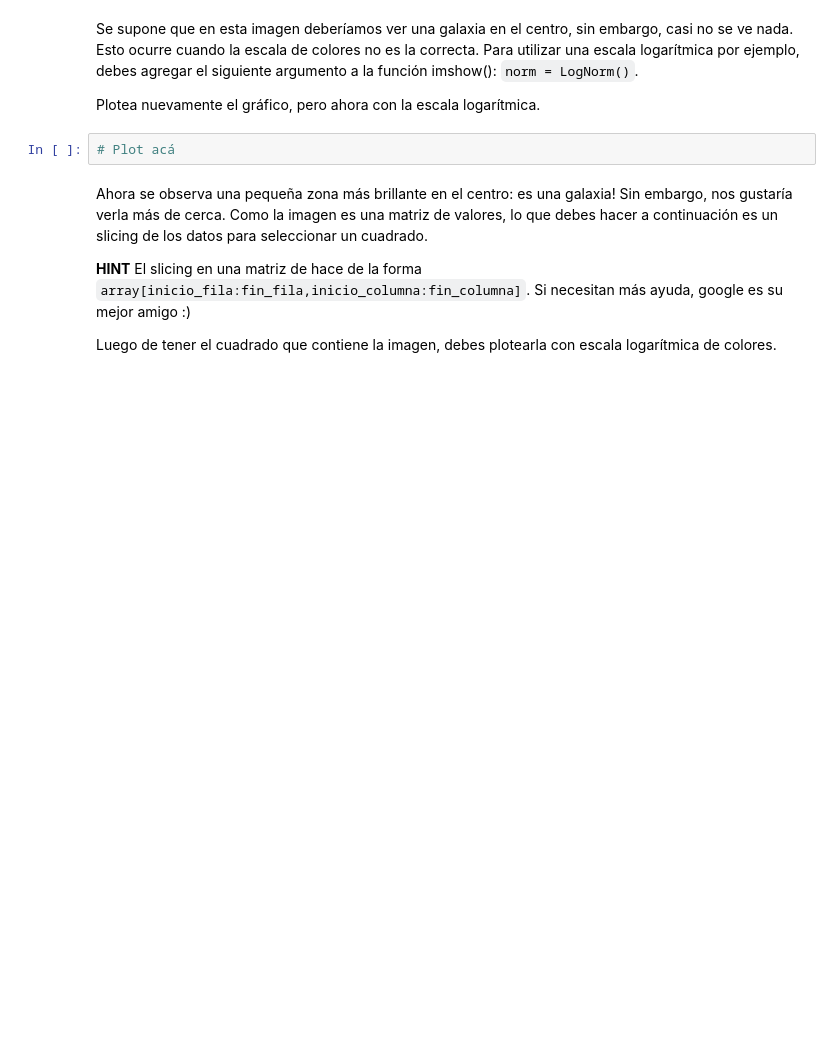
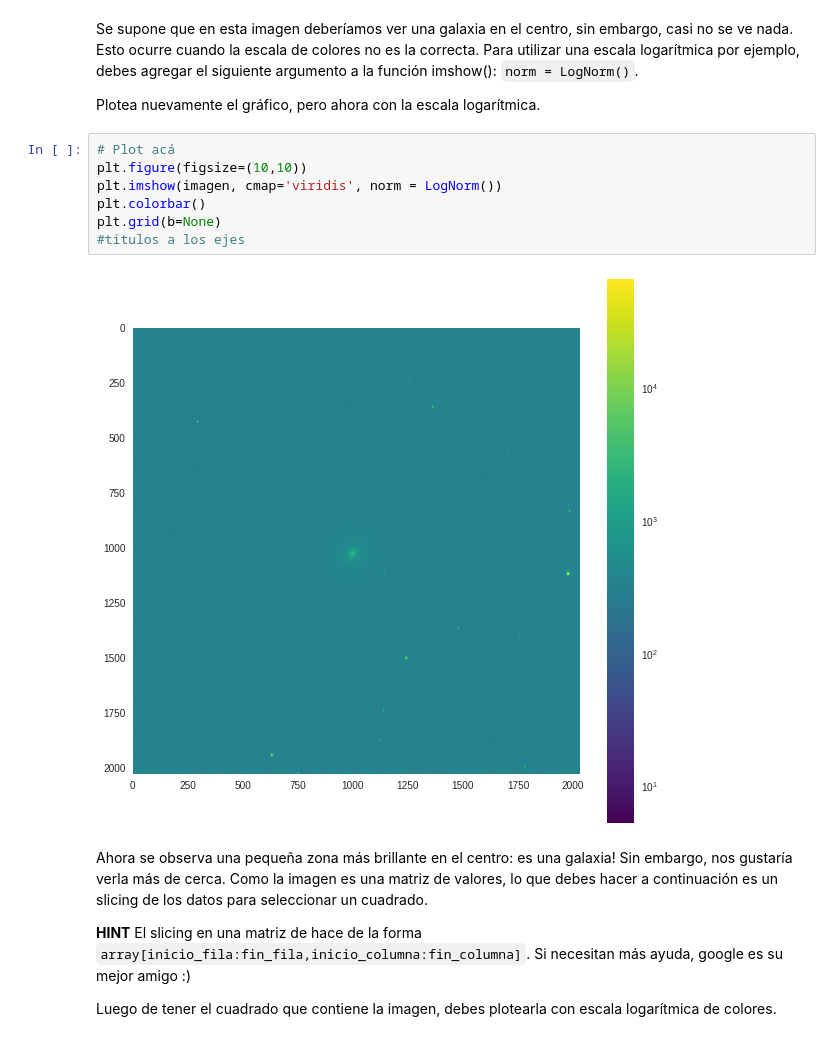
Before and after one commit to SantiagoRios21/minitarea3, a Jupyter notebook: minitarea3.ipynb, the cells around one changed output. Saved outputs shown, nothing was run; the diff lists cells and outputs as text; blank space fills up the shorter version.

```diff
--- a/minitarea3.ipynb
+++ b/minitarea3.ipynb
@@ -105,8 +138,15 @@ plt.grid(b=None)
 Se supone que en esta imagen deberíamos ver una galaxia en el centro, sin embargo, casi no se ve nada. Esto ocurre cuando la escala de colores no es la correcta. Para utilizar una escala logarítmica por ejemplo, debes agregar el siguiente argumento a la función imshow(): `norm = LogNorm()`.
 
 Plotea nuevamente el gráfico, pero ahora con la escala logarítmica.
-# %%
-# Plot acá
+# %%
+# Plot acá
+plt.figure(figsize=(10,10))
+plt.imshow(imagen, cmap='viridis', norm = LogNorm())
+plt.colorbar()
+plt.grid(b=None)
+#titulos a los ejes
+# %% [output]
+[figure, added]
 # %% [markdown]
 Ahora se observa una pequeña zona más brillante en el centro: es una galaxia! Sin embargo, nos gustaría verla más de cerca. Como la imagen es una matriz de valores, lo que debes hacer a continuación es un slicing de los datos para seleccionar un cuadrado.
 
```
Also changed, not shown: parts of 9 cells of this notebook.
